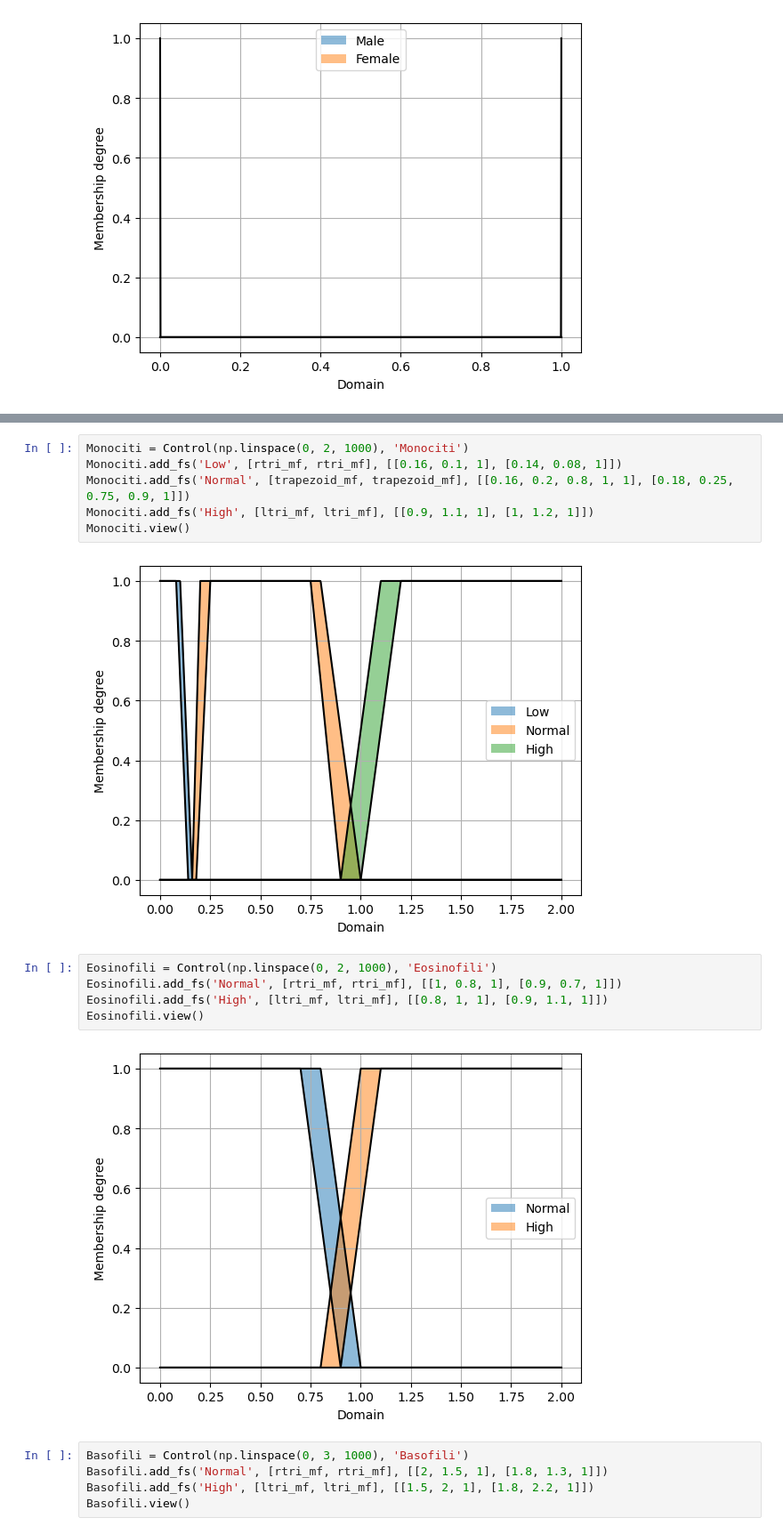
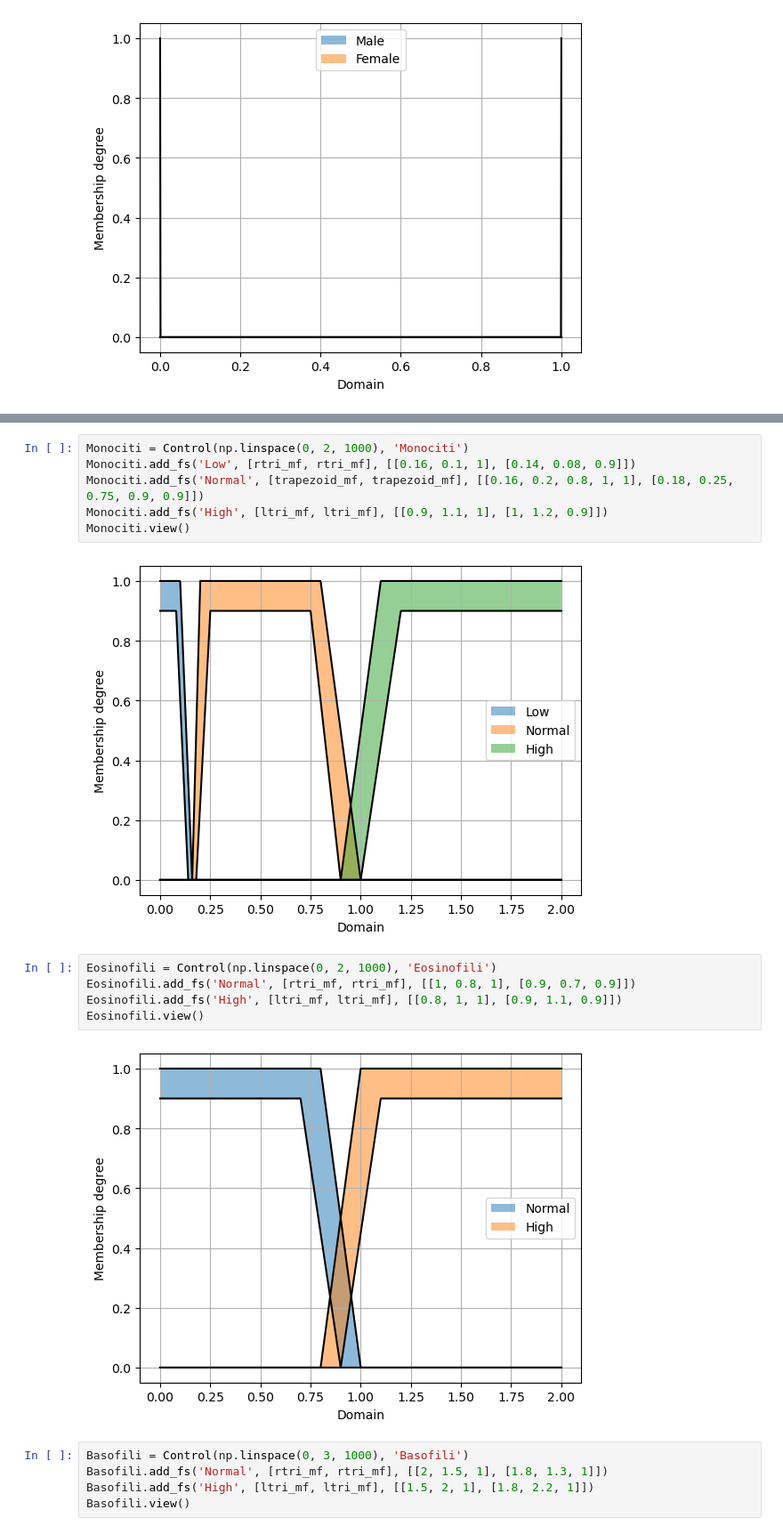
Before and after one commit to mehrbanian/fuzzy-covid-detection, a Jupyter notebook: fuzzy-rule-based-t2-pyit2fls.ipynb, the cells around one changed output, grey strips where cells are left out. Shown at 89% size. Drawn from its saved outputs; the diff is of its cells as text.

```diff
--- a/fuzzy-rule-based-t2-pyit2fls.ipynb
+++ b/fuzzy-rule-based-t2-pyit2fls.ipynb
@@ -126,18 +126,18 @@ Linfociti.view()
 # %%
 Monociti = Control(np.linspace(0, 2, 1000), 'Monociti')
-Monociti.add_fs('Low', [rtri_mf, rtri_mf], [[0.16, 0.1, 1], [0.14, 0.08, 1]])
-Monociti.add_fs('Normal', [trapezoid_mf, trapezoid_mf], [[0.16, 0.2, 0.8, 1, 1], [0.18, 0.25, 0.75, 0.9, 1]])
-Monociti.add_fs('High', [ltri_mf, ltri_mf], [[0.9, 1.1, 1], [1, 1.2, 1]])
+Monociti.add_fs('Low', [rtri_mf, rtri_mf], [[0.16, 0.1, 1], [0.14, 0.08, 0.9]])
+Monociti.add_fs('Normal', [trapezoid_mf, trapezoid_mf], [[0.16, 0.2, 0.8, 1, 1], [0.18, 0.25, 0.75, 0.9, 0.9]])
+Monociti.add_fs('High', [ltri_mf, ltri_mf], [[0.9, 1.1, 1], [1, 1.2, 0.9]])
 Monociti.view()
 # %% [output]
-[figure, old version]
+[figure, new version]
 # %%
 Eosinofili = Control(np.linspace(0, 2, 1000), 'Eosinofili')
-Eosinofili.add_fs('Normal', [rtri_mf, rtri_mf], [[1, 0.8, 1], [0.9, 0.7, 1]])
-Eosinofili.add_fs('High', [ltri_mf, ltri_mf], [[0.8, 1, 1], [0.9, 1.1, 1]])
+Eosinofili.add_fs('Normal', [rtri_mf, rtri_mf], [[1, 0.8, 1], [0.9, 0.7, 0.9]])
+Eosinofili.add_fs('High', [ltri_mf, ltri_mf], [[0.8, 1, 1], [0.9, 1.1, 0.9]])
 Eosinofili.view()
 # %% [output]
-[figure, old version]
+[figure, new version]
 # %%
 Basofili = Control(np.linspace(0, 3, 1000), 'Basofili')
 Basofili.add_fs('Normal', [rtri_mf, rtri_mf], [[2, 1.5, 1], [1.8, 1.3, 1]])
```
Also changed, not shown: parts of 14 cells of this notebook, 1 other file.
